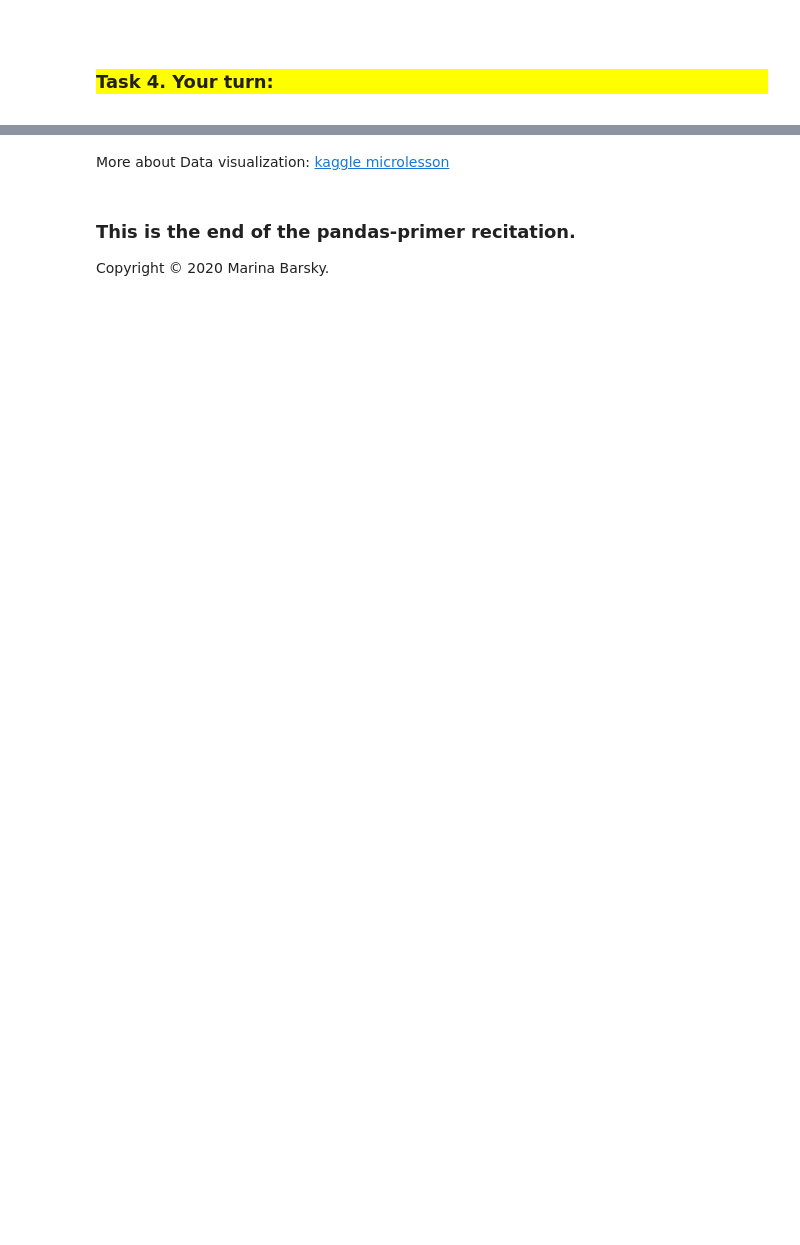
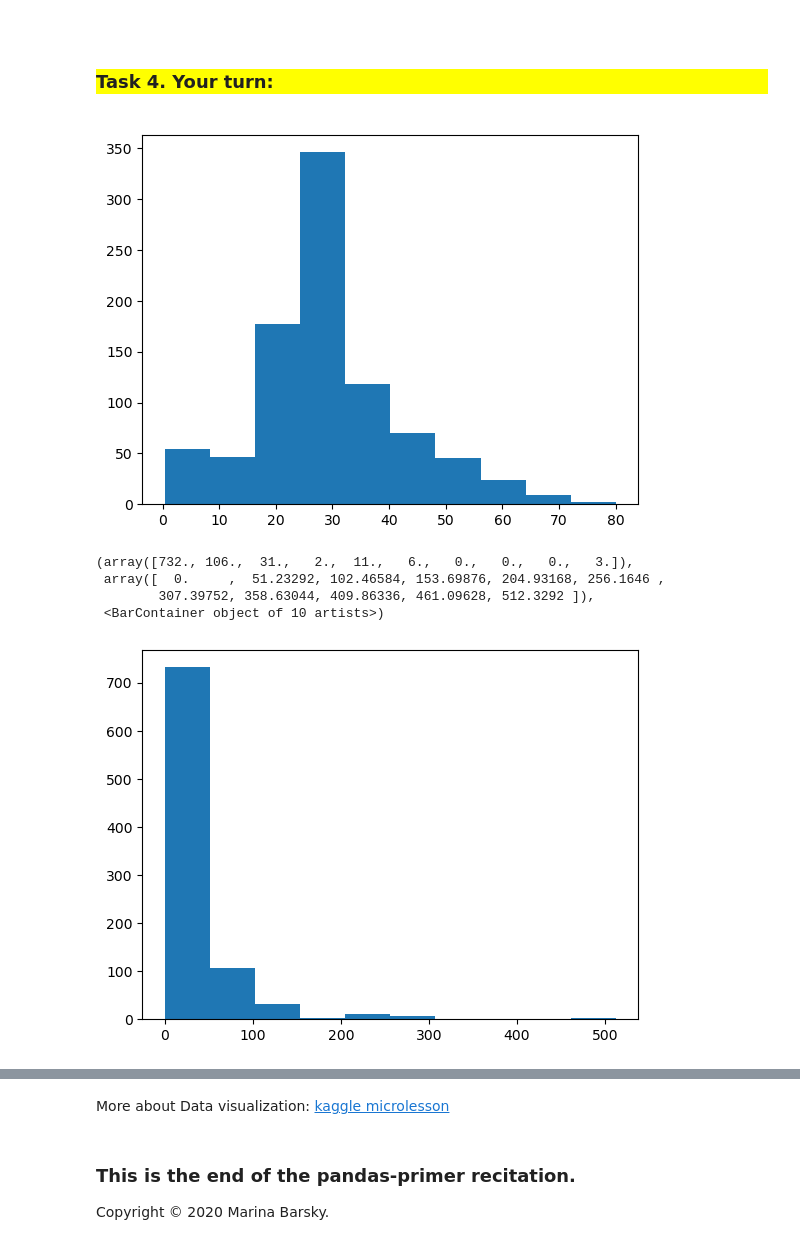
Before and after one commit to yuz191/cs_1503_environment_setup, a Jupyter notebook: 3. Pandas.ipynb, the cells around one changed output, grey strips where cells are left out. Cells and saved outputs as stored; diff of their text form; code cells hidden in the pictures; blank space fills up the shorter version.

```diff
--- a/3. Pandas.ipynb
+++ b/3. Pandas.ipynb
@@ -109,6 +229,7 @@ data.loc[6]
 # %%
 # Replace the missing values of the "Fare" column with the median of the fair value:
 #<YOUR CODE>
+data['Fare'] = data['Fare'].fillna(value=data['Fare'].mean())
 # %% [markdown]
 ## Basic statistics
 
@@ -195,7 +383,18 @@ plt.hist([0, 1, 1, 1, 2, 2, 3, 3, 3, 3, 3, 4,
 # %%
 # plot a histogram of age and a histogram of ticket fares on separate plots
 
 # <YOUR CODE>
+
+plt.hist(data['Age'])
+plt.show()
+plt.hist(data['Fare'])
+# %% [output]
+[figure, added]
+(array([732., 106.,  31.,   2.,  11.,   6.,   0.,   0.,   0.,   3.]),
+ array([  0.     ,  51.23292, 102.46584, 153.69876, 204.93168, 256.1646 ,
+        307.39752, 358.63044, 409.86336, 461.09628, 512.3292 ]),
+ <BarContainer object of 10 artists>)
+[figure, added]
 # %%
 # Can you do that? find out if there is a way to draw a 2D histogram of age vs fare.
 # <YOUR CODE>
```
Also changed, not shown: parts of 23 cells of this notebook, 1 other file.
